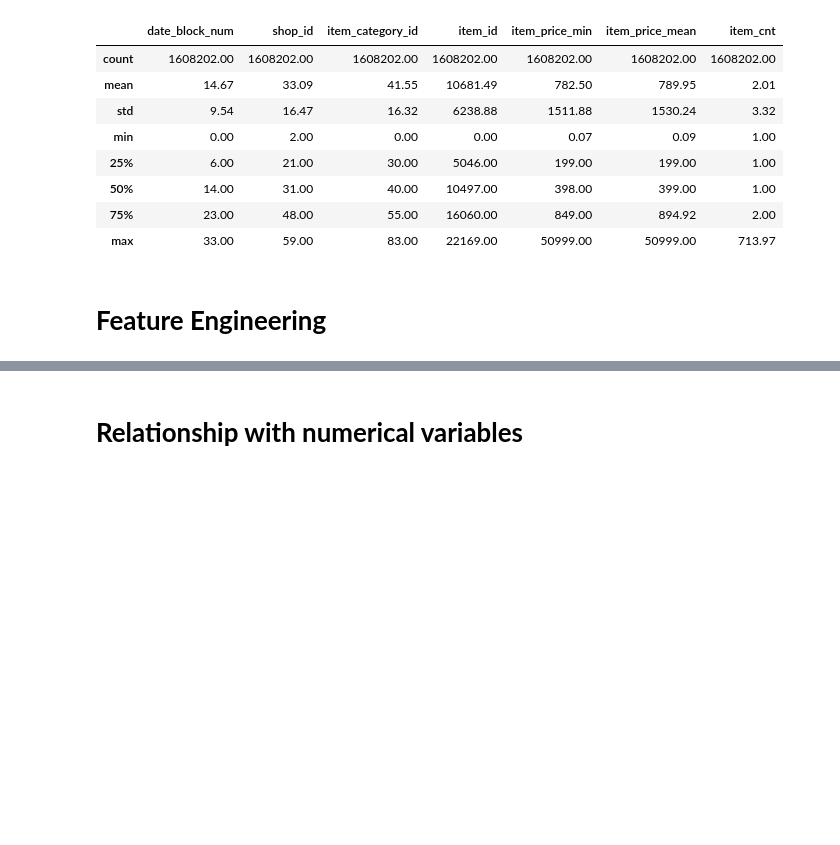
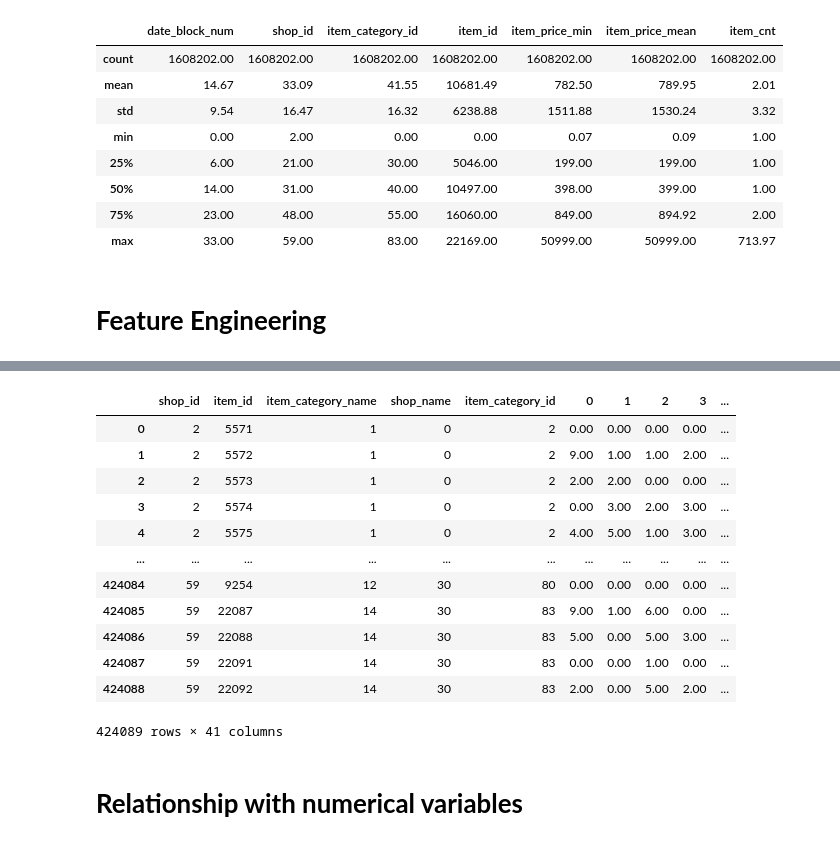
Before and after one commit to HelenKris/DS-project, a Jupyter notebook: notebooks/Practice_1_2_EDA.ipynb, the cells around one changed output, grey strips where cells are left out. Cells and saved outputs as stored; diff of their text form; code cells hidden in the pictures; blank space fills up the shorter version.

```diff
--- a/notebooks/Practice_1_2_EDA.ipynb
+++ b/notebooks/Practice_1_2_EDA.ipynb
@@ -341,3 +417,21 @@ train_data.shape
+# %%
+processor = FeatureEngineering(start_block_num=0,end_block_num=12)
+train_data12 = processor.feature_engineering(merged_data)
+train_data12
+# %% [output]
+|  | shop_id | item_id | item_category_name | shop_name | item_category_id | 0 | 1 | 2 | 3 | ... |
+| 0 | 2 | 5571 | 1 | 0 | 2 | 0.00 | 0.00 | 0.00 | 0.00 | ... |
+| 1 | 2 | 5572 | 1 | 0 | 2 | 9.00 | 1.00 | 1.00 | 2.00 | ... |
+| 2 | 2 | 5573 | 1 | 0 | 2 | 2.00 | 2.00 | 0.00 | 0.00 | ... |
+| 3 | 2 | 5574 | 1 | 0 | 2 | 0.00 | 3.00 | 2.00 | 3.00 | ... |
+| 4 | 2 | 5575 | 1 | 0 | 2 | 4.00 | 5.00 | 1.00 | 3.00 | ... |
+| ... | ... | ... | ... | ... | ... | ... | ... | ... | ... | ... |
+| 424084 | 59 | 9254 | 12 | 30 | 80 | 0.00 | 0.00 | 0.00 | 0.00 | ... |
+| 424085 | 59 | 22087 | 14 | 30 | 83 | 9.00 | 1.00 | 6.00 | 0.00 | ... |
+| 424086 | 59 | 22088 | 14 | 30 | 83 | 5.00 | 0.00 | 5.00 | 3.00 | ... |
+| 424087 | 59 | 22091 | 14 | 30 | 83 | 0.00 | 0.00 | 1.00 | 0.00 | ... |
+| 424088 | 59 | 22092 | 14 | 30 | 83 | 2.00 | 0.00 | 5.00 | 2.00 | ... |
+424089 rows × 41 columns
 # %% [markdown]
 # **Relationship with numerical variables**
 # %%
```
Also changed, not shown: parts of 29 cells of this notebook.
